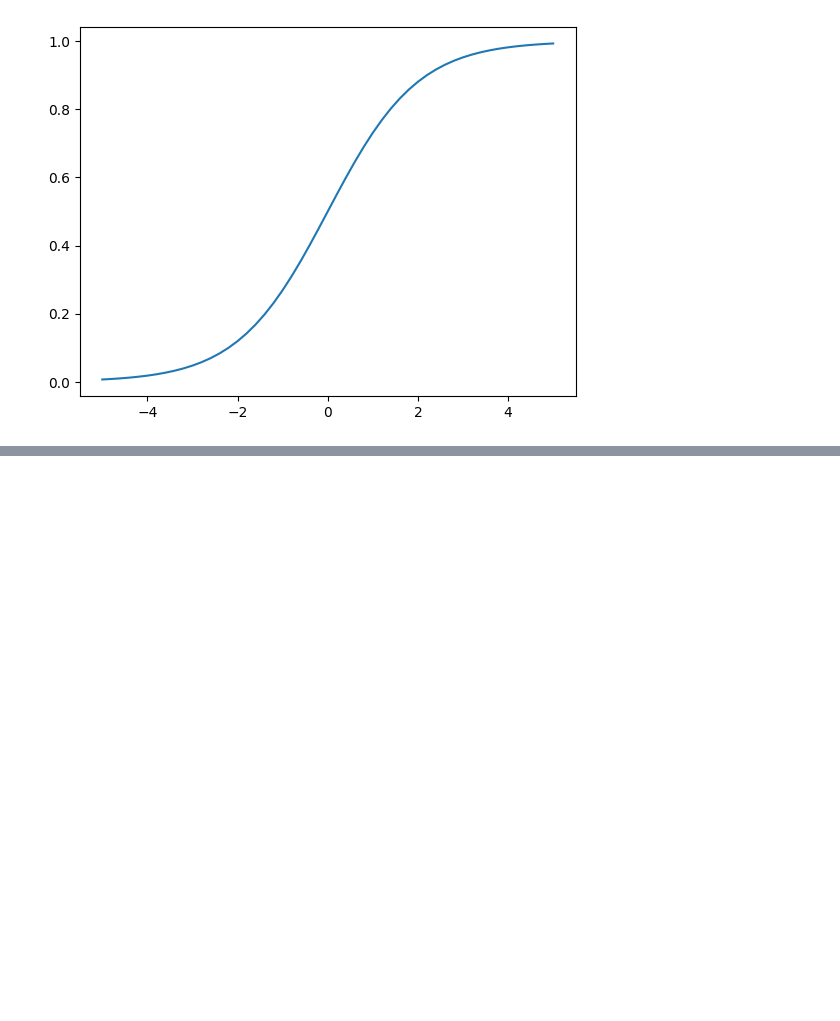
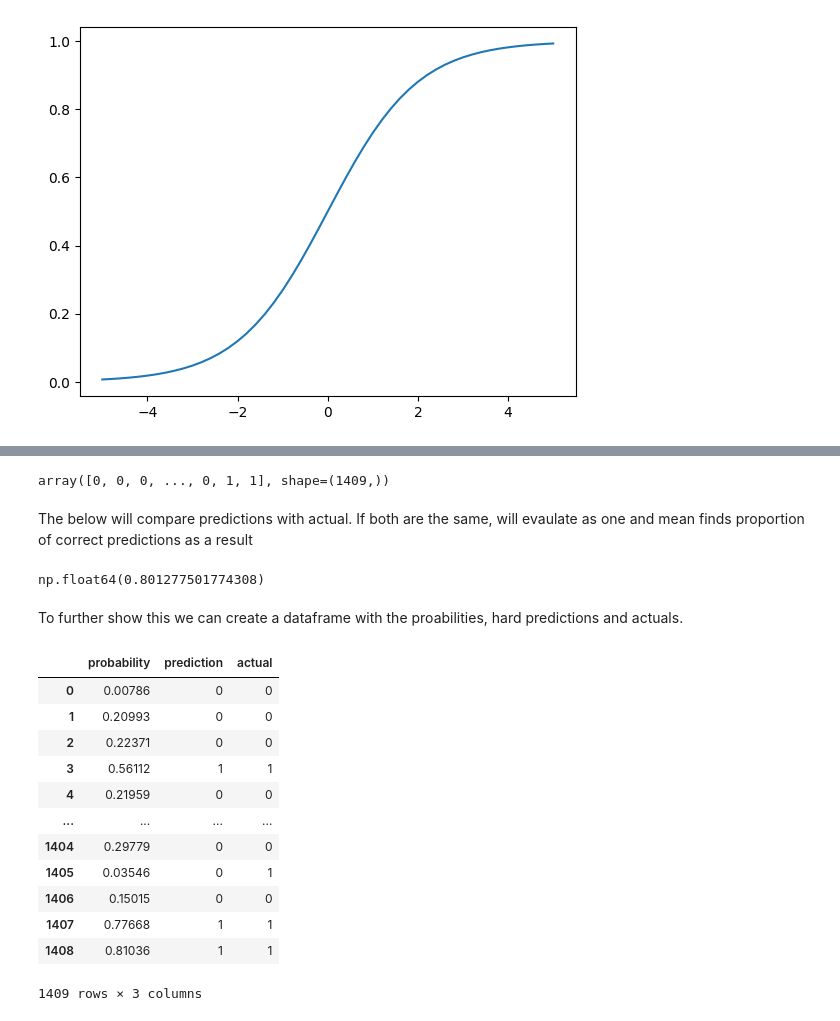
Before and after one commit to ShaniceWilliams/ml-zoomcamp, a Jupyter notebook: 03_Classification/3_Churn_prediction.ipynb, the cells around one changed output, grey strips where cells are left out. Drawn from its saved outputs; the diff is of its cells as text; code cells hidden in the pictures; blank space fills up the shorter version.

```diff
--- a/03_Classification/3_Churn_prediction.ipynb
+++ b/03_Classification/3_Churn_prediction.ipynb
@@ -869,0 +882,3 @@ def logisitic_regression(xi):
+# %%
+model = LogisticRegression()
+model.fit(X_train, y_train)
@@ -869,0 +949,13 @@ def logisitic_regression(xi):
+# %%
+# Converts the prediction probabilites into hard predictions
+churn_pred.astype(int)
+# %% [output]
+array([0, 0, 0, ..., 0, 1, 1], shape=(1409,))
+# %% [markdown]
+The below will compare predictions with actual. If both are the same, will evaulate as one and mean finds proportion of correct predictions as a result
+# %%
+(y_val == churn_pred).mean()
+# %% [output]
+np.float64(0.801277501774308)
+# %% [markdown]
+To further show this we can create a dataframe with the proabilities, hard predictions and actuals.
@@ -869,0 +967,16 @@ def logisitic_regression(xi):
+# %%
+df_pred
+# %% [output]
+|  | probability | prediction | actual |
+| 0 | 0.00786 | 0 | 0 |
+| 1 | 0.20993 | 0 | 0 |
+| 2 | 0.22371 | 0 | 0 |
+| 3 | 0.56112 | 1 | 1 |
+| 4 | 0.21959 | 0 | 0 |
+| ... | ... | ... | ... |
+| 1404 | 0.29779 | 0 | 0 |
+| 1405 | 0.03546 | 0 | 1 |
+| 1406 | 0.15015 | 0 | 0 |
+| 1407 | 0.77668 | 1 | 1 |
+| 1408 | 0.81036 | 1 | 1 |
+1409 rows × 3 columns
```
Also changed, not shown: parts of 17 cells of this notebook, 1 other file.
